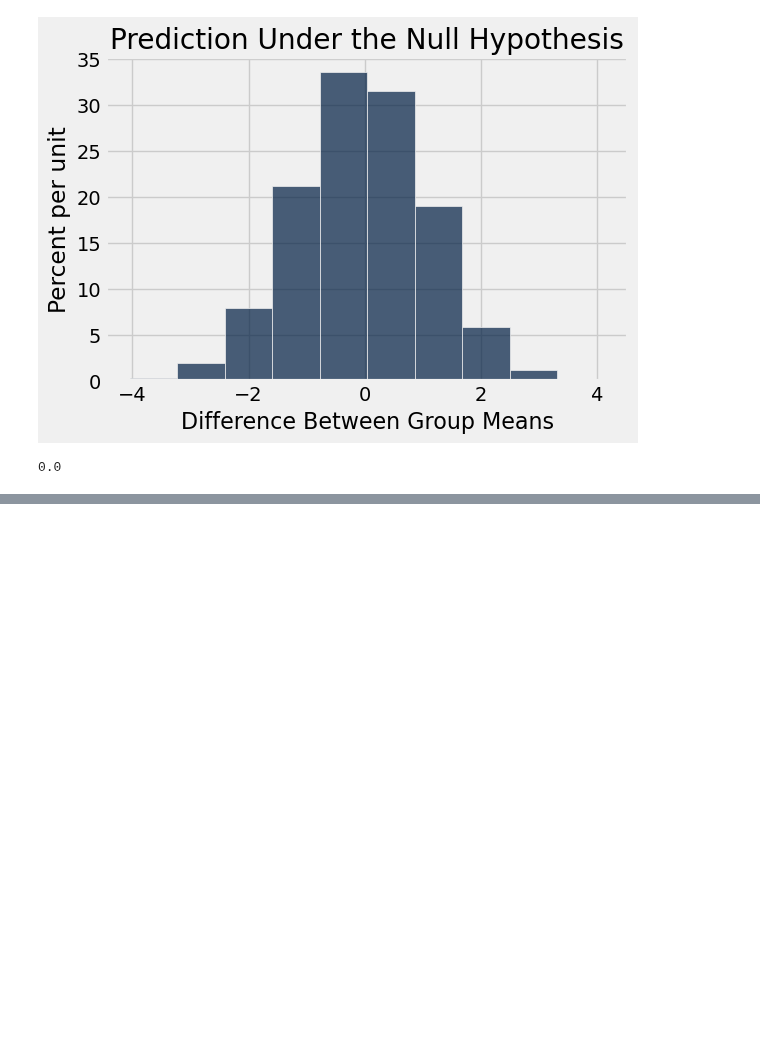
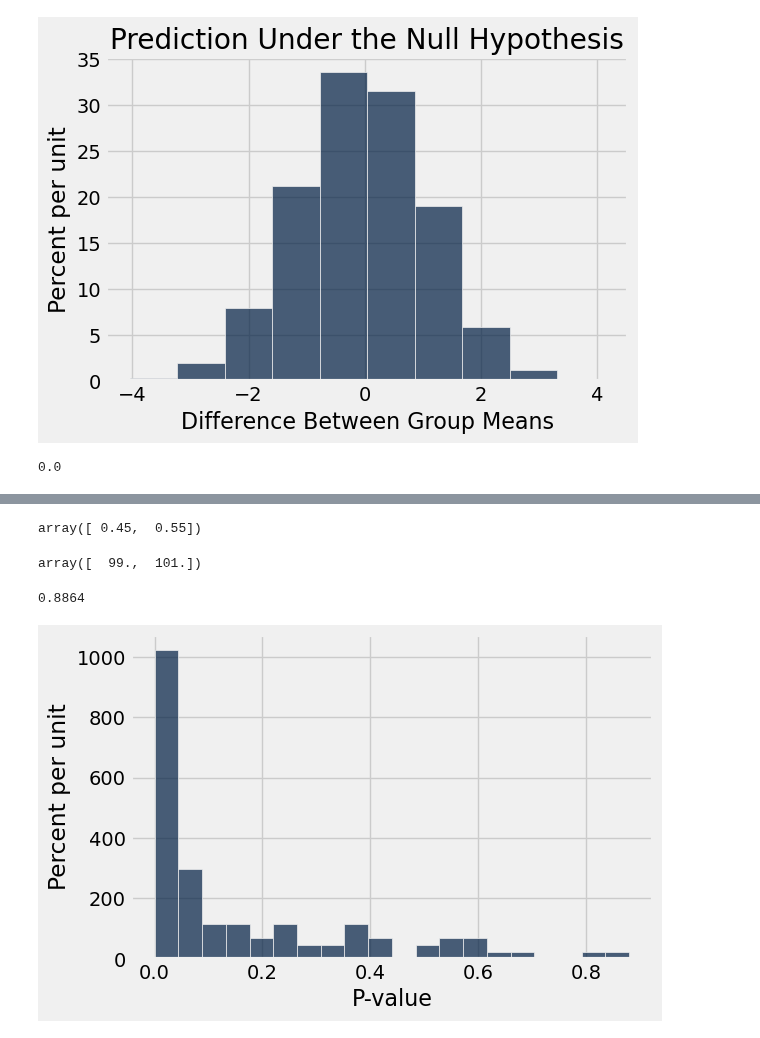
Before and after one commit to lawtonsclass/f24-code-from-class, a Jupyter notebook: data8-practice/ch12.ipynb, the cells around one changed output, grey strips where cells are left out. Cells and saved outputs as stored; diff of their text form; code cells hidden in the pictures; blank space fills up the shorter version.

```diff
--- a/data8-practice/ch12.ipynb
+++ b/data8-practice/ch12.ipynb
@@ -120,0 +196,40 @@ empirical_p
+# %%
+# Suppose that the true proportion of people who prefer Super Soda is 45%
+true_proportion = 0.45
+true_distribution = make_array(true_proportion, 1 - true_proportion)
+true_distribution
+# %% [output]
+array([ 0.45,  0.55])
+# %%
+# Taste tests with 200 people will give varioius numbers of people who prefer Super Soda
+sample_size = 200
+sample_proportions(sample_size, true_distribution) * sample_size
+# %% [output]
+array([  99.,  101.])
+# %%
+# If you run a taste test for 200 people, what might you conclude?
+def run_experiment(num_simulations, sample_size, true_proportion):
+    # Collect data
+    true_distribution = make_array(true_proportion, 1 - true_proportion)
+    taste_test_results = sample_proportions(sample_size, true_distribution) * sample_size
+    observed_stat_from_this_sample = taste_test_results.item(0)
+
+    # Conduct hypothesis test
+    counts = run_test(num_simulations, sample_size)
+    p_value = np.count_nonzero(counts <= observed_stat_from_this_sample) / len(counts)
+    return p_value
+
+run_experiment(10000, 200, 0.45)
+# %% [output]
+0.8864
+# %%
+# Let's imagine running our taste test over and over again to see how often we reject the null
+true_proportion = 0.45
+sample_size = 200
+p_values = make_array()
+for k in np.arange(100):
+    p_value = run_experiment(1000, sample_size, true_proportion)
+    p_values = np.append(p_values, p_value)
+Table().with_column('P-value', p_values).hist(0, bins=20)
+# %% [output]
+[figure, added]
```
Also changed, not shown: parts of 11 cells of this notebook.
